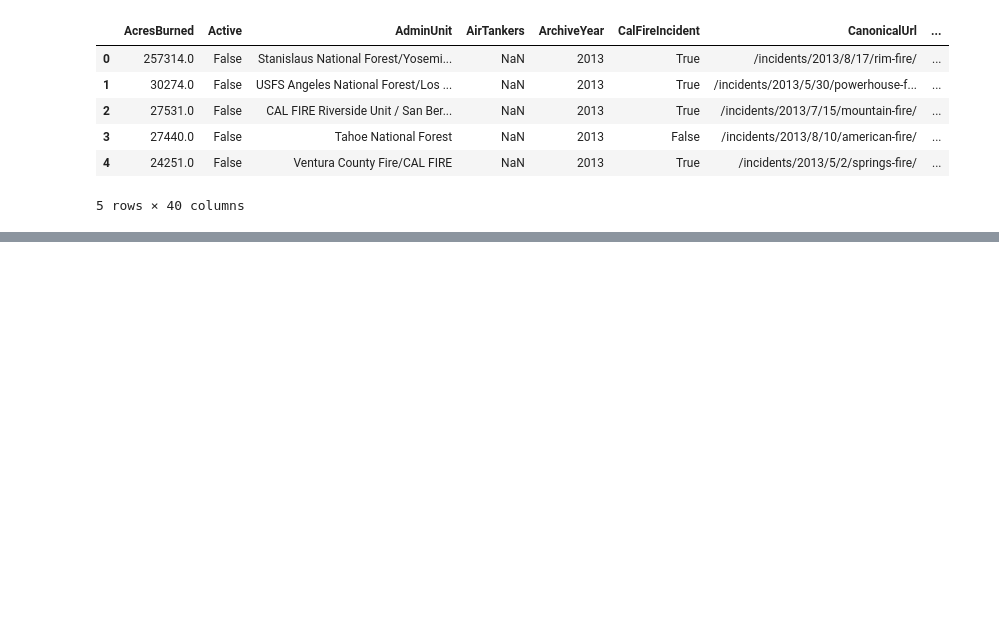
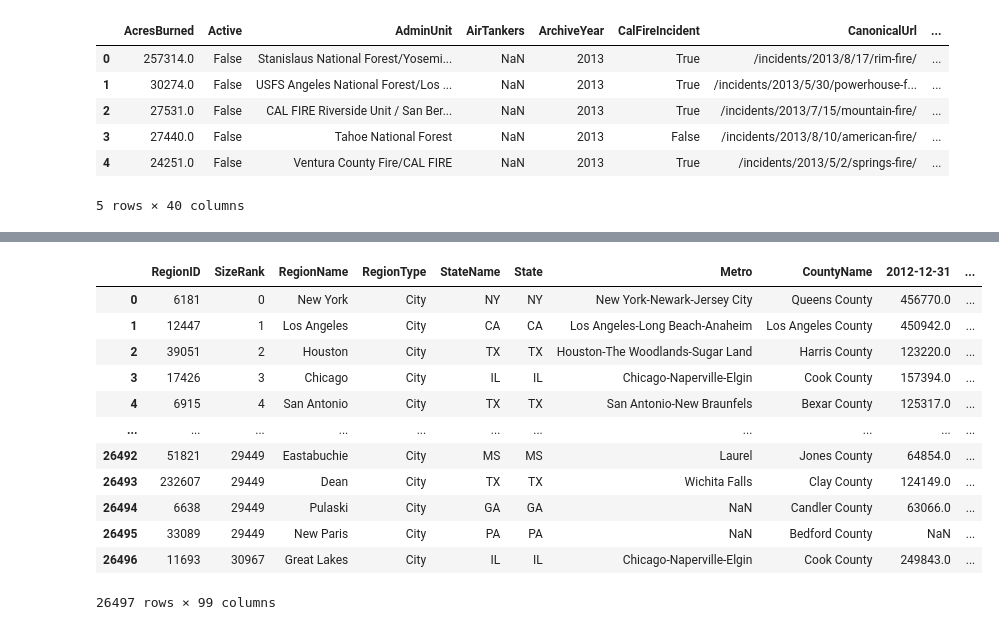
Before and after one commit to mattuzi17/The-Flight-From-Rural-Communities, a Jupyter notebook: matt.ipynb, the cells around one changed output, grey strips where cells are left out. Cells and saved outputs as stored; diff of their text form; code cells hidden in the pictures; blank space fills up the shorter version.

```diff
--- a/matt.ipynb
+++ b/matt.ipynb
@@ -59,0 +70,20 @@ bottom_df.head()
+# %%
+
+#selecting the date columns we want from single homes dataframe
+clsinglecity = singles_df[["RegionID","SizeRank","RegionName","RegionType","StateName","State","Metro","CountyName",'2012-12-31', '2013-01-31', '2013-02-28', '2013-03-31', '2013-04-30', '2013-05-31', '2013-06-30', '2013-07-31', '2013-08-31', '2013-09-30', '2013-10-31', '2013-11-30', '2013-12-31', '2014-01-31', '2014-02-28', '2014-03-31', '2014-04-30', '2014-05-31', '2014-06-30', '2014-07-31', '2014-08-31', '2014-09-30', '2014-10-31', '2014-11-30', '2014-12-31', '2015-01-31', '2015-02-28', '2015-03-31', '2015-04-30', '2015-05-31', '2015-06-30', '2015-07-31', '2015-08-31', '2015-09-30', '2015-10-31', '2015-11-30', '2015-12-31', '2016-01-31', '2016-02-29', '2016-03-31', '2016-04-30', '2016-05-31', '2016-06-30', '2016-07-31', '2016-08-31', '2016-09-30', '2016-10-31', '2016-11-30', '2016-12-31', '2017-01-31', '2017-02-28', '2017-03-31', '2017-04-30', '2017-05-31', '2017-06-30', '2017-07-31', '2017-08-31', '2017-09-30', '2017-10-31', '2017-11-30', '2017-12-31', '2018-01-31', '2018-02-28', '2018-03-31', '2018-04-30', '2018-05-31', '2018-06-30', '2018-07-31', '2018-08-31', '2018-09-30', '2018-10-31', '2018-11-30', '2018-12-31', '2019-01-31', '2019-02-28', '2019-03-31', '2019-04-30', '2019-05-31', '2019-06-30', '2019-07-31', '2019-08-31', '2019-09-30', '2019-10-31', '2019-11-30', '2019-12-31', '2020-01-31', '2020-02-29', '2020-03-31', '2020-04-30', '2020-05-31', '2020-06-30']]
+
+clsinglecity
+# %% [output]
+|  | RegionID | SizeRank | RegionName | RegionType | StateName | State | Metro | CountyName | 2012-12-31 | ... |
+| 0 | 6181 | 0 | New York | City | NY | NY | New York-Newark-Jersey City | Queens County | 456770.0 | ... |
+| 1 | 12447 | 1 | Los Angeles | City | CA | CA | Los Angeles-Long Beach-Anaheim | Los Angeles County | 450942.0 | ... |
+| 2 | 39051 | 2 | Houston | City | TX | TX | Houston-The Woodlands-Sugar Land | Harris County | 123220.0 | ... |
+| 3 | 17426 | 3 | Chicago | City | IL | IL | Chicago-Naperville-Elgin | Cook County | 157394.0 | ... |
+| 4 | 6915 | 4 | San Antonio | City | TX | TX | San Antonio-New Braunfels | Bexar County | 125317.0 | ... |
+| ... | ... | ... | ... | ... | ... | ... | ... | ... | ... | ... |
+| 26492 | 51821 | 29449 | Eastabuchie | City | MS | MS | Laurel | Jones County | 64854.0 | ... |
+| 26493 | 232607 | 29449 | Dean | City | TX | TX | Wichita Falls | Clay County | 124149.0 | ... |
+| 26494 | 6638 | 29449 | Pulaski | City | GA | GA | NaN | Candler County | 63066.0 | ... |
+| 26495 | 33089 | 29449 | New Paris | City | PA | PA | NaN | Bedford County | NaN | ... |
+| 26496 | 11693 | 30967 | Great Lakes | City | IL | IL | Chicago-Naperville-Elgin | Cook County | 249843.0 | ... |
+26497 rows × 99 columns
```
Also changed, not shown: parts of 9 cells of this notebook.
